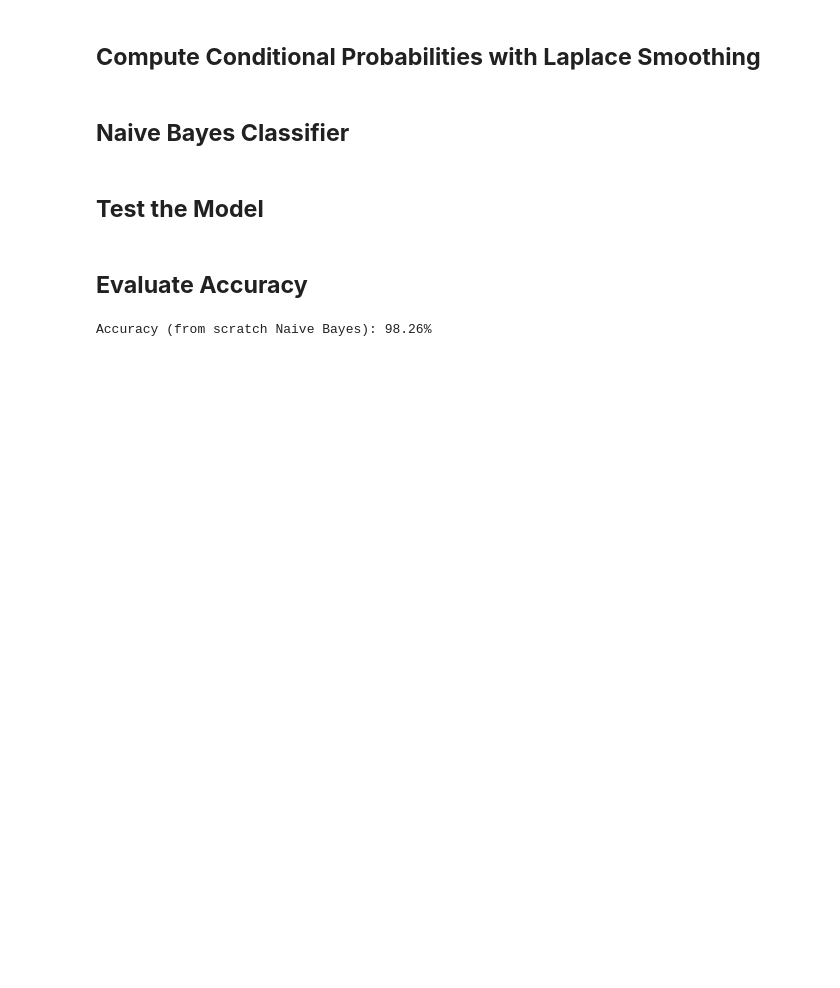
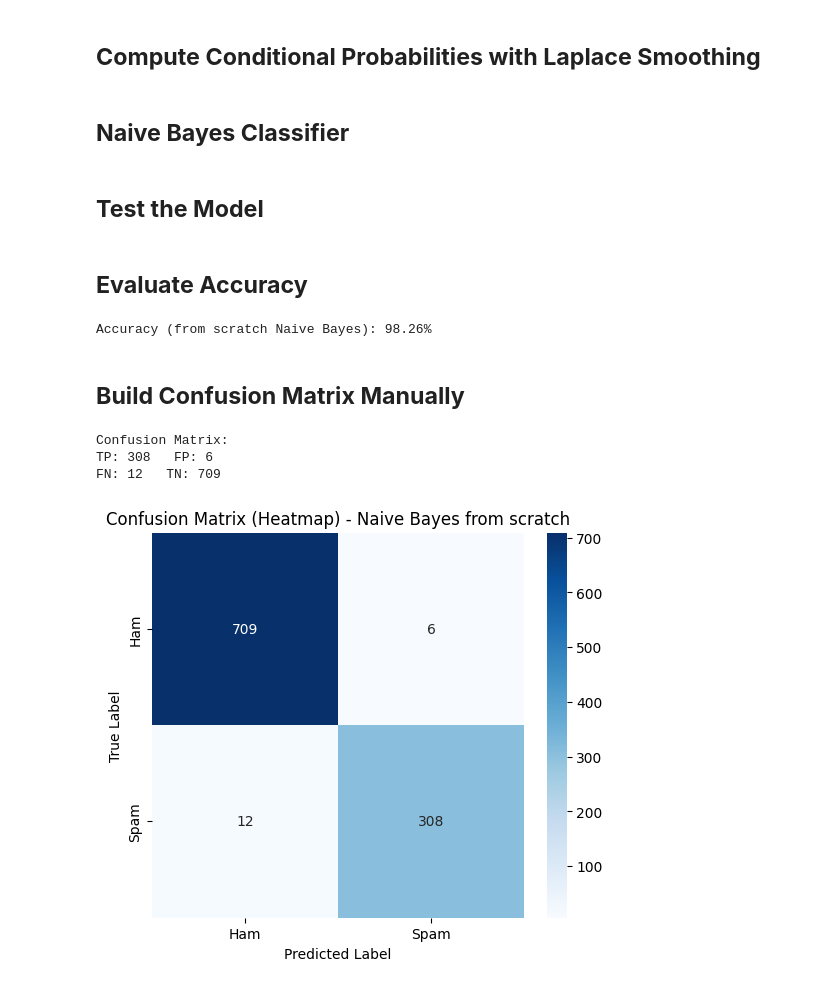
Before and after one commit to Sayed-Hossein-Hosseini/NaiveBayes_Spam_Classifier, a Jupyter notebook: NaiveBayes_Spam_Classifier.ipynb, the cells around one changed output. Drawn from its saved outputs; the diff is of its cells as text; code cells hidden in the pictures; blank space fills up the shorter version.

Commit message:
Confusion matrix

```diff
--- a/NaiveBayes_Spam_Classifier.ipynb
+++ b/NaiveBayes_Spam_Classifier.ipynb
@@ -122,3 +125,33 @@ accuracy = correct / len(y_true)
 print(f"Accuracy (from scratch Naive Bayes): {accuracy * 100:.2f}%")
 # %% [output]
 Accuracy (from scratch Naive Bayes): 98.26%
+# %% [markdown]
+## **Build Confusion Matrix Manually**
+# %%
+# Build Confusion Matrix manually
+TP = sum(1 for i in range(len(y_true)) if y_true[i] == 1 and y_pred[i] == 1)
+TN = sum(1 for i in range(len(y_true)) if y_true[i] == 0 and y_pred[i] == 0)
+FP = sum(1 for i in range(len(y_true)) if y_true[i] == 0 and y_pred[i] == 1)
+FN = sum(1 for i in range(len(y_true)) if y_true[i] == 1 and y_pred[i] == 0)
+
+print("Confusion Matrix:")
+print(f"TP: {TP}   FP: {FP}")
+print(f"FN: {FN}   TN: {TN}")
+# %% [output]
+Confusion Matrix:
+TP: 308   FP: 6
+FN: 12   TN: 709
+# %%
+# Manually build confusion matrix as numpy array
+conf_matrix = np.array([[TN, FP],
+                        [FN, TP]])
+
+# Plot heatmap
+plt.figure(figsize=(6, 5))
+sns.heatmap(conf_matrix, annot=True, fmt='d', cmap='Blues', xticklabels=['Ham', 'Spam'], yticklabels=['Ham', 'Spam'])
+plt.xlabel('Predicted Label')
+plt.ylabel('True Label')
+plt.title('Confusion Matrix (Heatmap) - Naive Bayes from scratch')
+plt.show()
+# %% [output]
+[figure, added]
```
Also changed, not shown: parts of 1 cell of this notebook.
